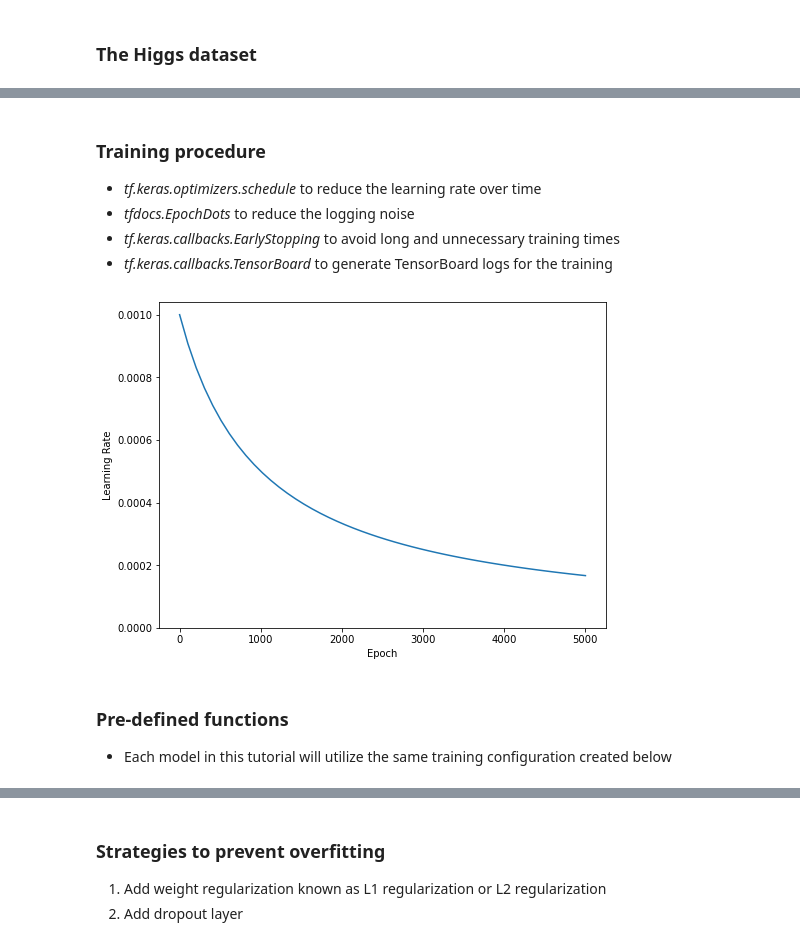
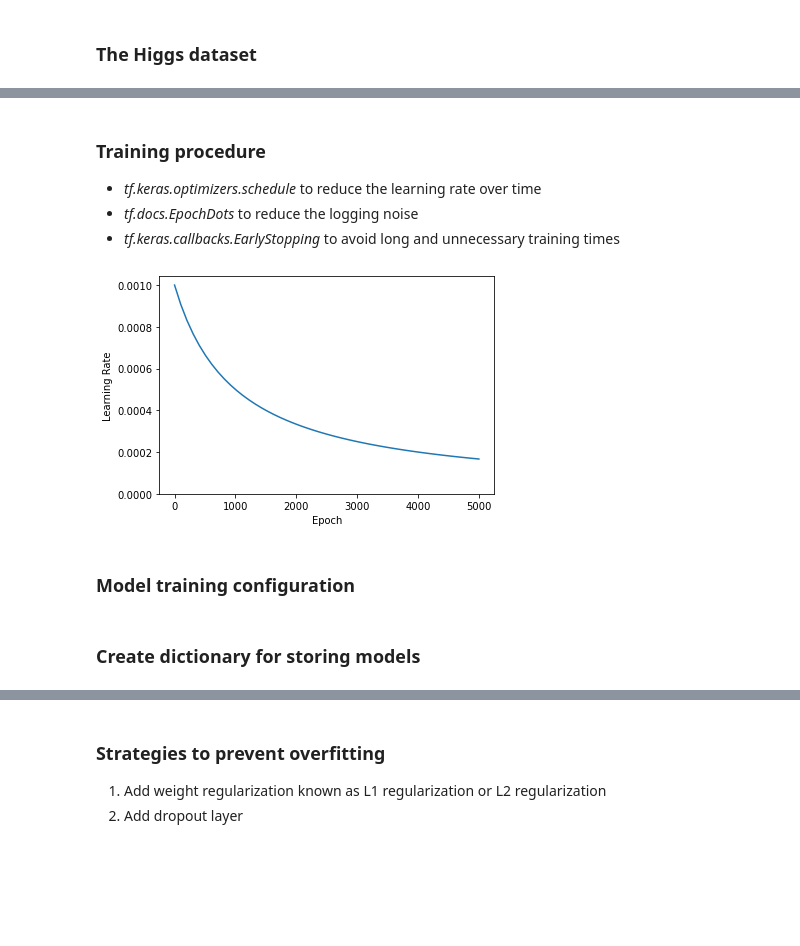
Before and after one commit to jhhan0/machine-learning, a Jupyter notebook: Tensorflow_Tutorials/tensorflow_keras_overfit_and_underfit.ipynb, the cells around one changed output, grey strips where cells are left out. Drawn from its saved outputs; the diff is of its cells as text; code cells hidden in the pictures; blank space fills up the shorter version.

```diff
--- a/Tensorflow_Tutorials/tensorflow_keras_overfit_and_underfit.ipynb
+++ b/Tensorflow_Tutorials/tensorflow_keras_overfit_and_underfit.ipynb
@@ -47,7 +38,8 @@ tf.Tensor(
 # %%
-N_VALIDATION = int(1e3)
-N_TRAIN = int(1e4)
-BUFFER_SIZE = int(1e4)
+# use the first 1,000 samples for validation, and the next 10,000 for training
+N_VALIDATION = 1000
+N_TRAIN = 10000
+BUFFER_SIZE = 1000
 BATCH_SIZE = 500
 STEPS_PER_EPOCH = N_TRAIN//BATCH_SIZE
 # %%
@@ -59,30 +51,32 @@ train_ds = train_ds.shuffle(BUFFER_SIZE).repeat().batch(BATCH_SIZE)
 # %% [markdown]
 ### Training procedure
 - *tf.keras.optimizers.schedule* to reduce the learning rate over time
-- *tfdocs.EpochDots* to reduce the logging noise
+- *tf.docs.EpochDots* to reduce the logging noise
 - *tf.keras.callbacks.EarlyStopping* to avoid long and unnecessary training times
-- *tf.keras.callbacks.TensorBoard* to generate TensorBoard logs for the training
 # %%
-lr_schedule = tf.keras.optimizers.schedules.InverseTimeDecay(0.001,
-                                                             decay_steps=STEPS_PER_EPOCH*1000,
-                                                             decay_rate=1,
-                                                             staircase=False)
+lr_schedule = tf.keras.optimizers.schedules.InverseTimeDecay(
+    0.001,
+    decay_steps=STEPS_PER_EPOCH*1000,
+    decay_rate=1,
+    staircase=False
+)
+
 def get_optimizer():
     return tf.keras.optimizers.Adam(lr_schedule)
 # %%
 step = np.linspace(0,100000)
 lr = lr_schedule(step)
-plt.figure(figsize = (8,6))
+
+plt.figure()
 plt.plot(step/STEPS_PER_EPOCH, lr)
 plt.ylim([0, max(plt.ylim())])
 plt.xlabel('Epoch')
 plt.ylabel('Learning Rate')
 plt.show()
 # %% [output]
-[figure, old version]
+[figure, new version]
 # %% [markdown]
-### Pre-defined functions
-- Each model in this tutorial will utilize the same training configuration created below
+### Model training configuration
 # %%
 def get_callbacks():
     return [tfdocs.modeling.EpochDots(),
@@ -106,2 +105,4 @@ def compile_and_fit(model, optimizer=None, max_epochs=10000):
     return history
+# %% [markdown]
+### Create dictionary for storing models
 # %%
```
Also changed, not shown: parts of 29 cells of this notebook.
